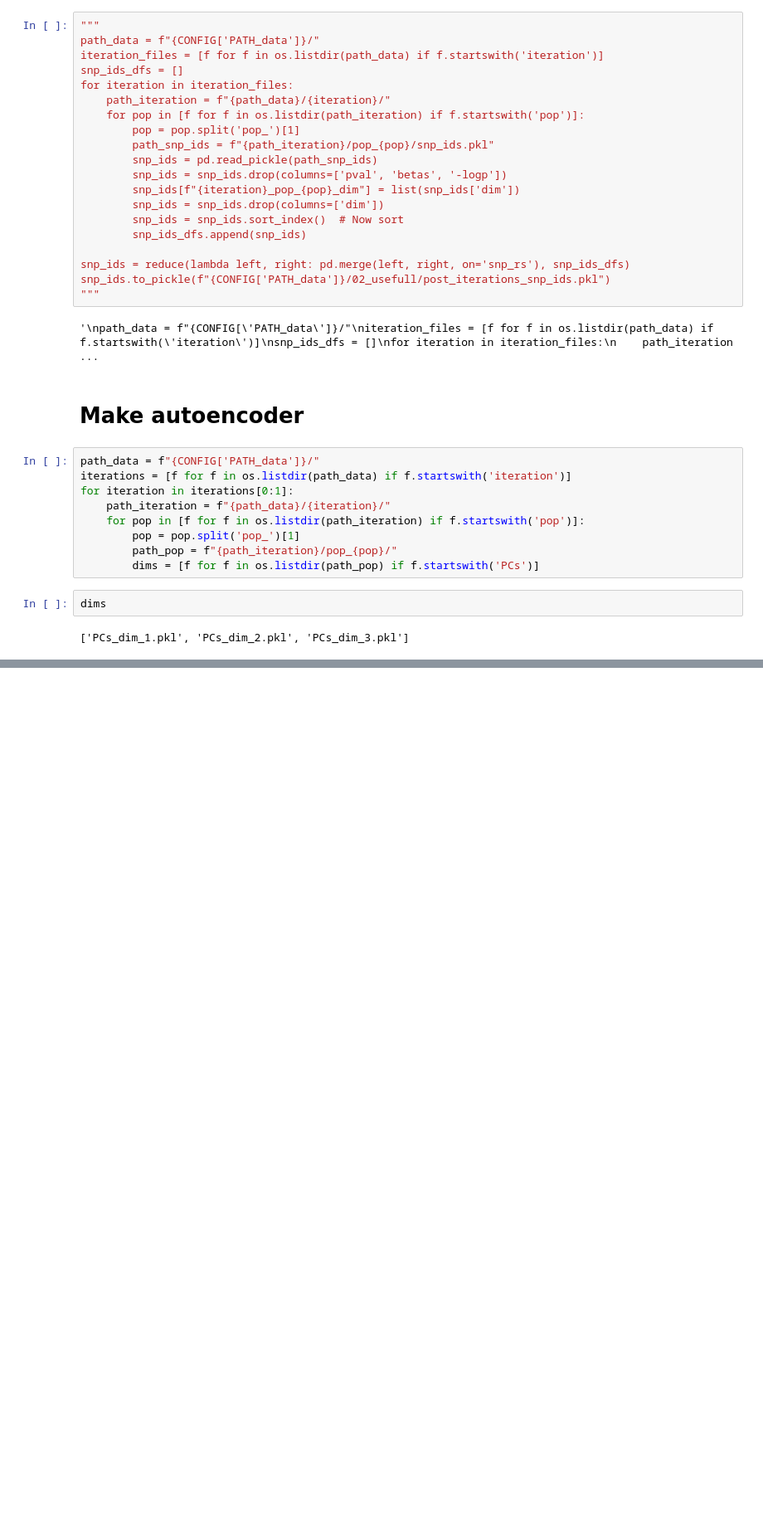
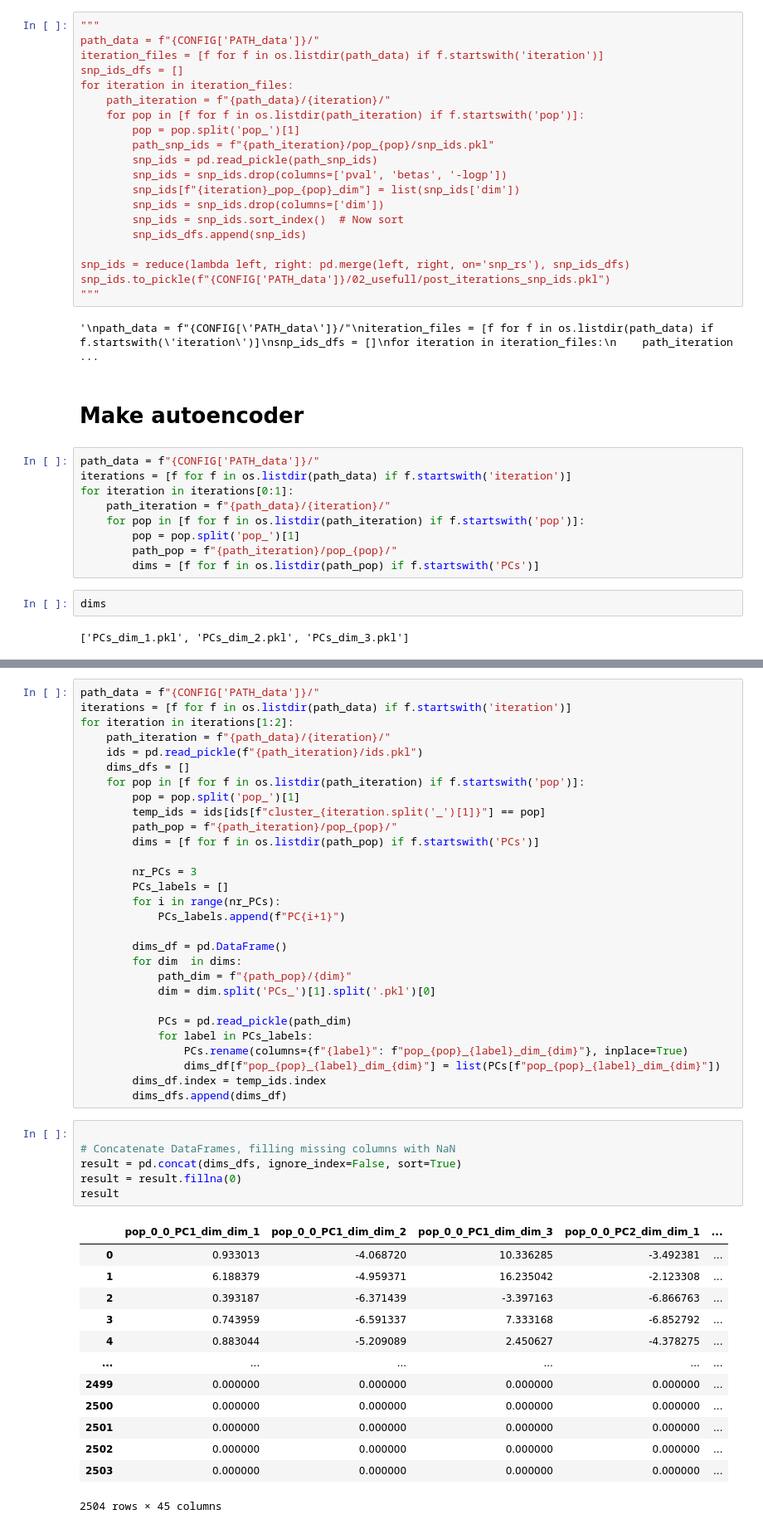
Before and after one commit to mat2m10/pca_projection, a Jupyter notebook: run_test.ipynb, the cells around one changed output, grey strips where cells are left out. Shown at 83% size. Saved outputs shown, nothing was run; the diff lists cells and outputs as text; blank space fills up the shorter version.

```diff
--- a/run_test.ipynb
+++ b/run_test.ipynb
@@ -213,0 +288,49 @@ dims_df
+# %%
+path_data = f"{CONFIG['PATH_data']}/"
+iterations = [f for f in os.listdir(path_data) if f.startswith('iteration')]
+for iteration in iterations[1:2]:
+    path_iteration = f"{path_data}/{iteration}/"
+    ids = pd.read_pickle(f"{path_iteration}/ids.pkl")
+    dims_dfs = []
+    for pop in [f for f in os.listdir(path_iteration) if f.startswith('pop')]:
+        pop = pop.split('pop_')[1]
+        temp_ids = ids[ids[f"cluster_{iteration.split('_')[1]}"] == pop]
+        path_pop = f"{path_iteration}/pop_{pop}/"
+        dims = [f for f in os.listdir(path_pop) if f.startswith('PCs')]
+
+        nr_PCs = 3
+        PCs_labels = []
+        for i in range(nr_PCs):
+            PCs_labels.append(f"PC{i+1}")
+
+        dims_df = pd.DataFrame()
+        for dim  in dims:
+            path_dim = f"{path_pop}/{dim}"
+            dim = dim.split('PCs_')[1].split('.pkl')[0]
+
+            PCs = pd.read_pickle(path_dim)
+            for label in PCs_labels:
+                PCs.rename(columns={f"{label}": f"pop_{pop}_{label}_dim_{dim}"}, inplace=True)
+                dims_df[f"pop_{pop}_{label}_dim_{dim}"] = list(PCs[f"pop_{pop}_{label}_dim_{dim}"])
+        dims_df.index = temp_ids.index
+        dims_dfs.append(dims_df)
+# %%
+
+# Concatenate DataFrames, filling missing columns with NaN
+result = pd.concat(dims_dfs, ignore_index=False, sort=True)
+result = result.fillna(0)
+result
+# %% [output]
+|  | pop_0_0_PC1_dim_dim_1 | pop_0_0_PC1_dim_dim_2 | pop_0_0_PC1_dim_dim_3 | pop_0_0_PC2_dim_dim_1 | ... |
+| 0 | 0.933013 | -4.068720 | 10.336285 | -3.492381 | ... |
+| 1 | 6.188379 | -4.959371 | 16.235042 | -2.123308 | ... |
+| 2 | 0.393187 | -6.371439 | -3.397163 | -6.866763 | ... |
+| 3 | 0.743959 | -6.591337 | 7.333168 | -6.852792 | ... |
+| 4 | 0.883044 | -5.209089 | 2.450627 | -4.378275 | ... |
+| ... | ... | ... | ... | ... | ... |
+| 2499 | 0.000000 | 0.000000 | 0.000000 | 0.000000 | ... |
+| 2500 | 0.000000 | 0.000000 | 0.000000 | 0.000000 | ... |
+| 2501 | 0.000000 | 0.000000 | 0.000000 | 0.000000 | ... |
+| 2502 | 0.000000 | 0.000000 | 0.000000 | 0.000000 | ... |
+| 2503 | 0.000000 | 0.000000 | 0.000000 | 0.000000 | ... |
+2504 rows × 45 columns
```
Also changed, not shown: parts of 5 cells of this notebook.
